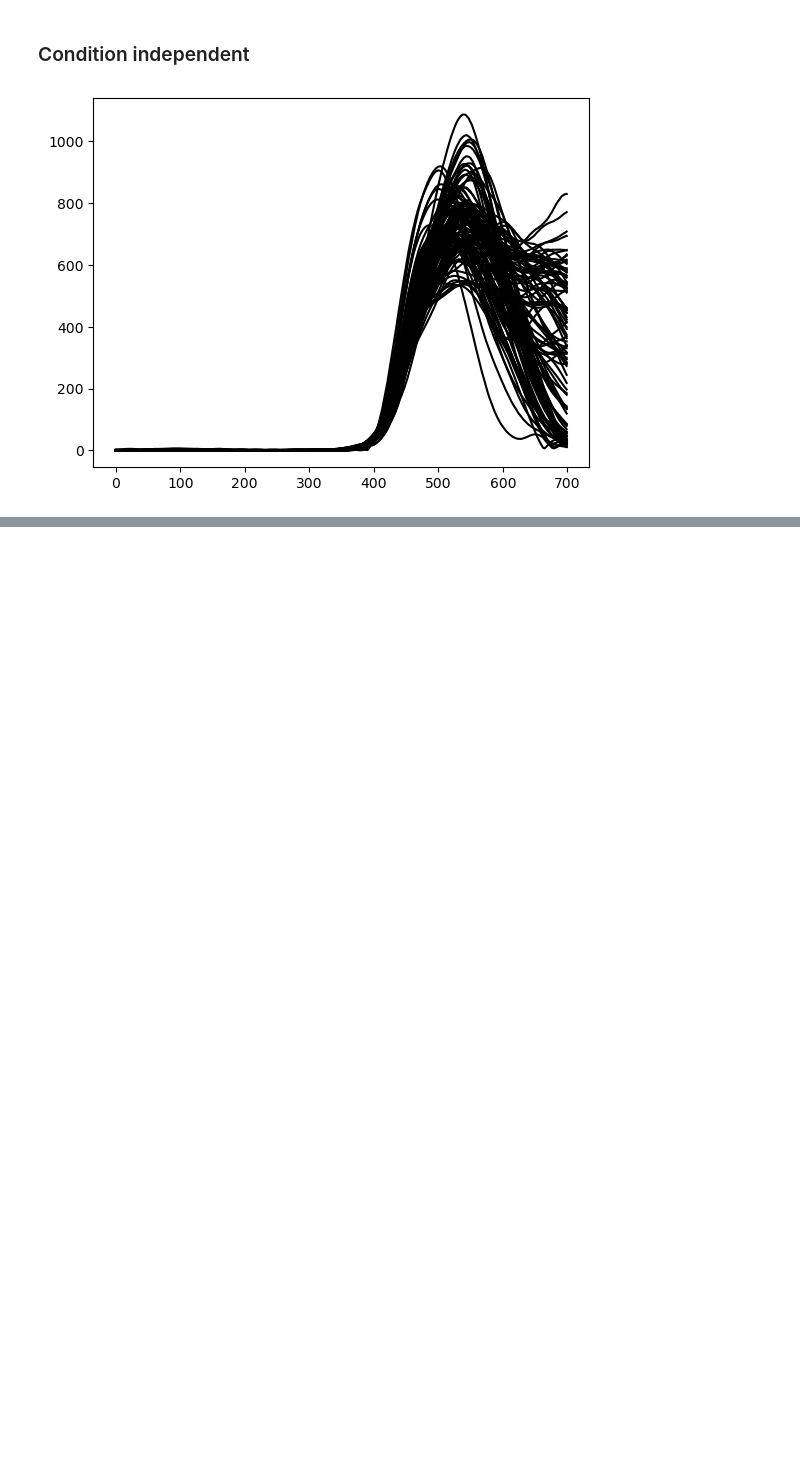
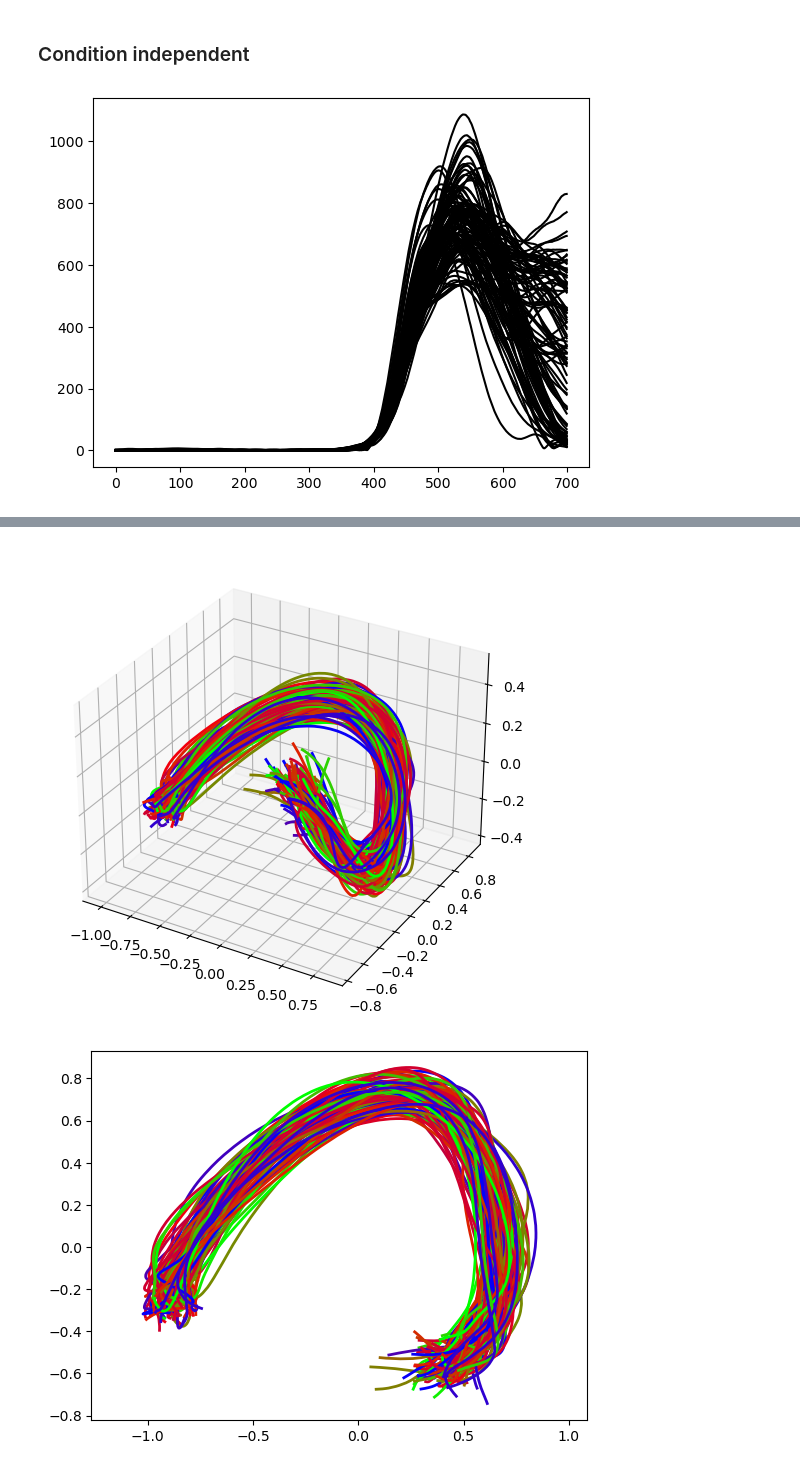
Before and after one commit to mehrdadkashefi/latent_analysis, a Jupyter notebook: test.ipynb, the cells around one changed output, grey strips where cells are left out. Drawn from its saved outputs; the diff is of its cells as text; code cells hidden in the pictures; blank space fills up the shorter version.

```diff
--- a/test.ipynb
+++ b/test.ipynb
@@ -92,7 +83,7 @@ n_mean = np.mean(data_aligned, axis=0, keepdims=True)
 n_range = np.max(np.vstack(data_aligned), axis=0, keepdims=True) - np.min(np.vstack(data_aligned), axis=0, keepdims=True)
 
 rate_scaled = (data_aligned - n_mean)/(n_range+5)
-transform = Transform(num_latent=3)
+transform = LT.Transform(num_latent=3)
 transform.fit(rate_scaled, method='PCA')
 X_ld = transform.transform(rate_scaled, ensure_orthogonality=True)
 
@@ -131,7 +117,7 @@ n_range = np.max(np.vstack(data_aligned), axis=0, keepdims=True) - np.min(np.vst
 
 
 rate_scaled = (data_aligned - n_mean)/(n_range+5)
-transform = Transform(num_latent=3)
+transform = LT.Transform(num_latent=3)
 transform.fit(rate_scaled, method='PCA')
 X_ld = transform.transform(rate_scaled, ensure_orthogonality=True)
 
@@ -163,7 +144,7 @@ unit = units.index.values
 data_aligned = tools.align_fr(trial_info, units, condition_columns, align_column, unit, t_range)
 
 
-jpca = jPCA(num_jpcs=6)
+jpca = LT.jPCA(num_jpcs=6)
 jpca.fit(data_aligned)
 rate_jpca = jpca.transform(data_aligned)
 
@@ -217,0 +183,15 @@ np.mean(rate_scaled, axis=(0,1))
+# %%
+ci_rate = Z['t'].transpose(1,2,0)
+fig = plt.figure(figsize=(9, 6))
+ax = fig.add_subplot(111, projection='3d')
+for c in range(108):
+    ax.plot(ci_rate[c, :, 0], ci_rate[c,:, 1], ci_rate[c,:, 2], lw=2, c=reach_angles[c])
+
+plt.show()
+for c in range(108):
+    plt.plot(ci_rate[c, :, 0], ci_rate[c,:, 1],lw=2, c=reach_angles[c])
+plt.axis('equal')
+plt.show()
+# %% [output]
+[figure, added]
+[figure, added]
```
Also changed, not shown: parts of 11 cells of this notebook, 1 other file.
